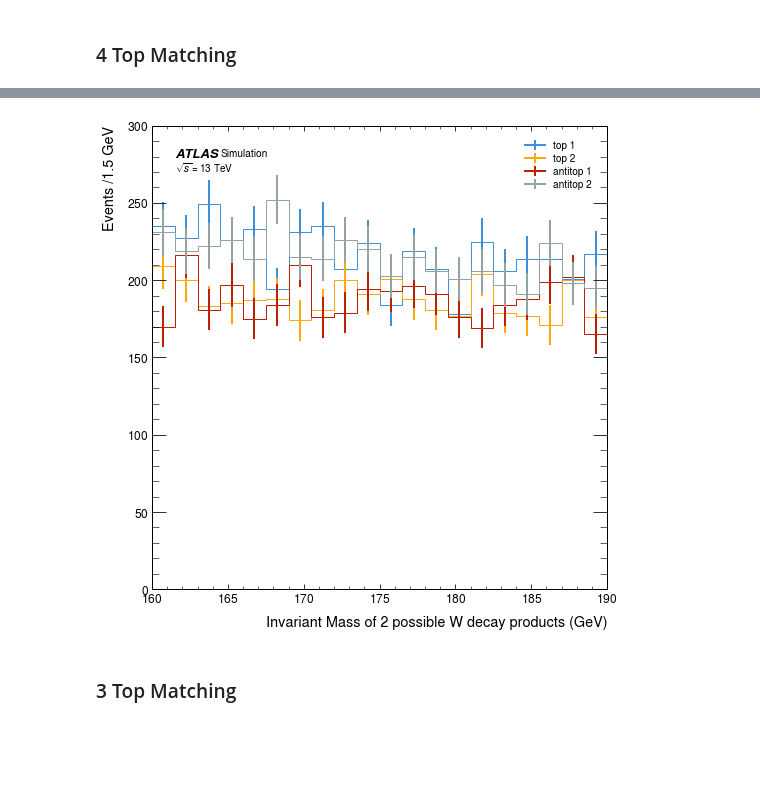
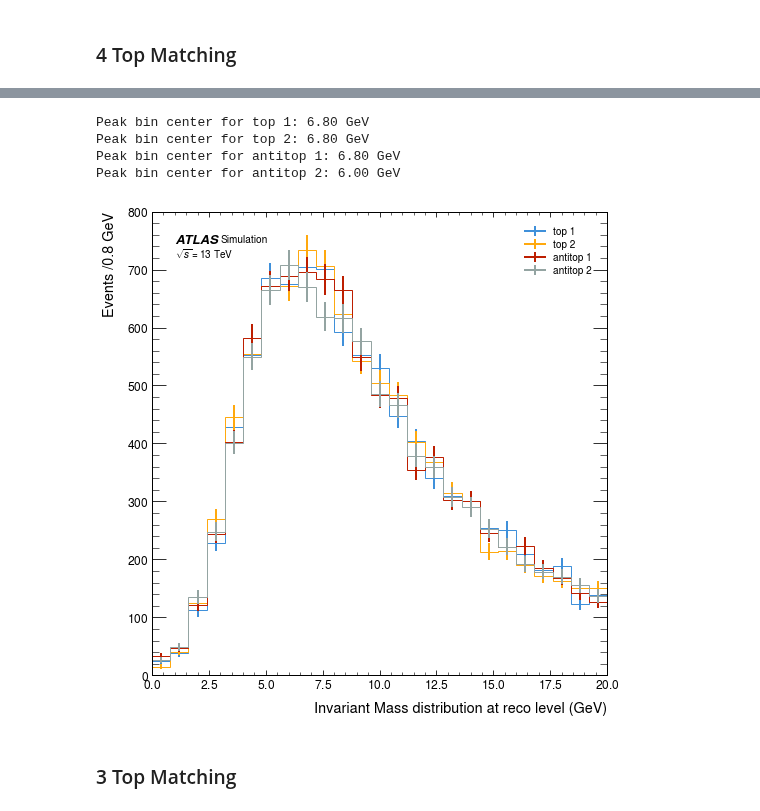
Before and after one commit to archiebrooks02/MPHYS-4Top, a Jupyter notebook: matching.ipynb, the cells around one changed output, grey strips where cells are left out. Drawn from its saved outputs; the diff is of its cells as text; code cells hidden in the pictures; blank space fills up the shorter version.

```diff
--- a/matching.ipynb
+++ b/matching.ipynb
@@ -17,7 +17,7 @@ hep.style.use('ATLAS')
 # %% [markdown]
 ## Functions and Maps
 # %%
-def histogram(data, bins, data_label, axes, density=False, ratio=False, ratio_axes=None, set_range = None, weight_array=None, x_units='GeV'):
+def histogram(data, bins, data_label, axes, density=False, ratio=False, ratio_axes=None, set_range = None, weight_array=None, x_units='GeV', print_peak=False):
     if len(data[0]) != 1:
         if set_range is not None:
             global_min, global_max = set_range
@@ -39,10 +39,18 @@ def histogram(data, bins, data_label, axes, density=False, ratio=False, ratio_ax
             else: hep.histplot(hist.counts(), hist.axes[0].edges, ax=axes, yerr=np.sqrt(hist.variances()),label=data_label[i], histtype='step')
             counts.append(hist.counts()/norm_factor) if density else counts.append(hist.counts())
             errors.append(np.sqrt(hist.variances())/norm_factor) if density else errors.append(np.sqrt(hist.variances()))
+            if print_peak:
+                peak_bin_index = np.argmax(hist.counts())
+                peak_bin_center = (hist.axes[0].edges[peak_bin_index] + hist.axes[0].edges[peak_bin_index + 1]) / 2
+                print(f"Peak bin center for {data_label[i]}: {peak_bin_center:.2f} {x_units}")
     else:
         hist = bh.Histogram(bh.axis.Regular(bins, global_min, global_max))
-        hist.fill(data[i])
+        hist.fill(data)
         hep.histplot(hist.view(), hist.axes[0].edges, ax=axes, yerr=np.sqrt(hist.variances()), label=data_label, histtype='step')
+        if print_peak:
+                peak_bin_index = np.argmax(hist.counts())
+                peak_bin_center = (hist.axes[0].edges[peak_bin_index] + hist.axes[0].edges[peak_bin_index + 1]) / 2
+                print(f"Peak bin center for {data_label}: {peak_bin_center:.2f} {x_units}")
 
     bin_width = hist.axes[0].edges[1]-hist.axes[0].edges[0]
     axes.set_ylabel(f'Events /{bin_width:.2g} {x_units}')
@@ -150,23 +186,10 @@ truth_4t = vector.zip({'pt':truth_pt_4t,'eta':truth_eta_4t,'phi':truth_phi_4t,'m
 # %%
-reco_4t_test = reco_4t[(ak.num(reco_4t)!=0)&(ak.num(truth_4t)!=0)]
-truth_4t_test = truth_4t[(ak.num(reco_4t)!=0)&(ak.num(truth_4t)!=0)]
-
-truth_4t_12 = truth_4t[ak.num(truth_4t)==12]
-reco_4t_12 = reco_4t[ak.num(truth_4t)==12]
-
-truth_4t_13 = truth_4t[ak.num(truth_4t)==13]
-truth_4t_13 = truth_4t_13[:,1:]
-reco_4t_13 = reco_4t[ak.num(truth_4t)==13]
-
-truth_4t_test = ak.concatenate((truth_4t_12, truth_4t_13))
-reco_4t_test = ak.concatenate((reco_4t_12, reco_4t_13))
-
 id_pairs_4t = truth_matching(reco_4t_test, truth_4t_test)
 
-top_1_particles_4t = id_pairs_4t['reco'][(id_pairs_4t['id']==1)|(id_pairs_4t['id']==5)|(id_pairs_4t['id']==9)]
-top_2_particles_4t = id_pairs_4t['reco'][(id_pairs_4t['id']==2)|(id_pairs_4t['id']==6)|(id_pairs_4t['id']==10)]
-antitop_1_particles_4t = id_pairs_4t['reco'][(id_pairs_4t['id']==3)|(id_pairs_4t['id']==7)|(id_pairs_4t['id']==11)]
-antitop_2_particles_4t = id_pairs_4t['reco'][(id_pairs_4t['id']==4)|(id_pairs_4t['id']==8)|(id_pairs_4t['id']==12)]
+top_1_particles_4t = id_pairs_4t['reco'][(id_pairs_4t['id']==1)|(id_pairs_4t['id']==5)|(id_pairs_4t['id']==6)]
+top_2_particles_4t = id_pairs_4t['reco'][(id_pairs_4t['id']==2)|(id_pairs_4t['id']==7)|(id_pairs_4t['id']==8)]
+antitop_1_particles_4t = id_pairs_4t['reco'][(id_pairs_4t['id']==3)|(id_pairs_4t['id']==9)|(id_pairs_4t['id']==10)]
+antitop_2_particles_4t = id_pairs_4t['reco'][(id_pairs_4t['id']==4)|(id_pairs_4t['id']==11)|(id_pairs_4t['id']==12)]
 
 top_1_particles_4t_temp = top_1_particles_4t[(ak.num(top_1_particles_4t, axis=2)!=0)]
 top_2_particles_4t_temp = top_2_particles_4t[(ak.num(top_2_particles_4t, axis=2)!=0)]
@@ -184,12 +207,16 @@ antitop_1_4t = ak.flatten(np.sum(antitop_1_particles_4t, axis=1))
 antitop_2_4t = ak.flatten(np.sum(antitop_2_particles_4t, axis=1))
 # %%
 fig, ax = plt.subplots(nrows = 1, ncols = 1, figsize = (8,8))
-histogram([top_1_4t.m, top_2_4t.m, antitop_1_4t.m, antitop_2_4t.m], 20, ['top 1', 'top 2', 'antitop 1','antitop 2'], ax, density = False, x_units='GeV', set_range=(160,190))
-ax.set_xlabel(r'Invariant Mass of 2 possible W decay products (GeV)')
+histogram([top_1_4t.m, top_2_4t.m, antitop_1_4t.m, antitop_2_4t.m], 25, ['top 1','top 2','antitop 1','antitop 2'], ax, density = False, x_units='GeV', set_range=(0,20), print_peak=True)
+ax.set_xlabel(r'Invariant Mass distribution at reco level (GeV)')
 plt.subplots_adjust(hspace=0.25)
 plt.show()
 # %% [output]
+Peak bin center for top 1: 6.80 GeV
+Peak bin center for top 2: 6.80 GeV
+Peak bin center for antitop 1: 6.80 GeV
+Peak bin center for antitop 2: 6.00 GeV
-[figure, old version]
+[figure, new version]
 # %% [markdown]
 ### 3 Top Matching
 # %% [markdown]
```
Also changed, not shown: parts of 29 cells of this notebook.
